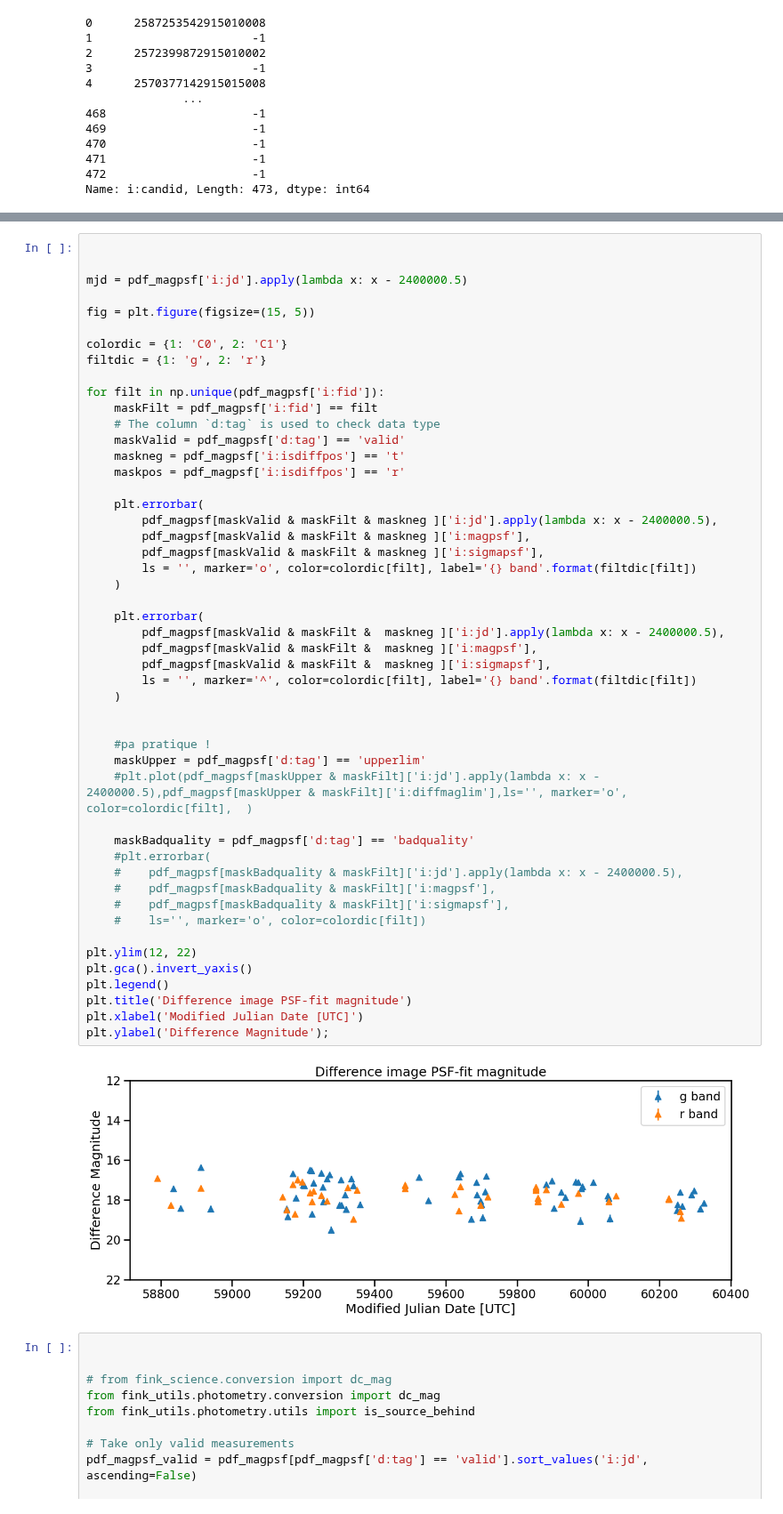
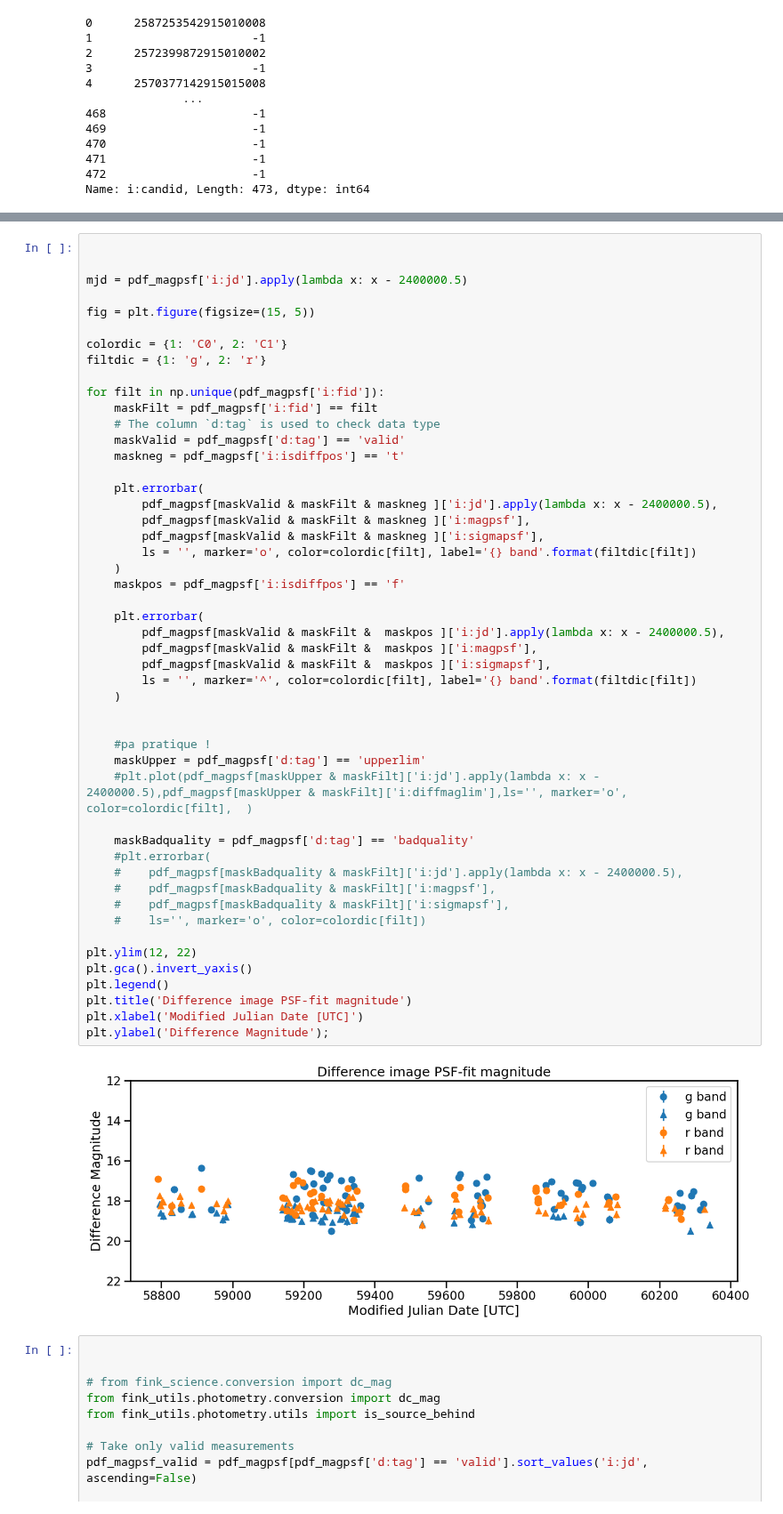
Before and after one commit to ManuGangler/FAnomAlly, a Jupyter notebook: notebook/first.ipynb, the cells around one changed output, grey strips where cells are left out. Shown at 89% size. Drawn from its saved outputs; the diff is of its cells as text.

```diff
--- a/notebook/Untitled.ipynb
+++ b/notebook/first.ipynb
@@ -176,42 +176,42 @@ for filt in np.unique(pdf_magpsf['i:fid']):
     # The column `d:tag` is used to check data type
     maskValid = pdf_magpsf['d:tag'] == 'valid'
     maskneg = pdf_magpsf['i:isdiffpos'] == 't'
-    maskpos = pdf_magpsf['i:isdiffpos'] == 'r'
 
     plt.errorbar(
         pdf_magpsf[maskValid & maskFilt & maskneg ]['i:jd'].apply(lambda x: x - 2400000.5),
         pdf_magpsf[maskValid & maskFilt & maskneg ]['i:magpsf'],
         pdf_magpsf[maskValid & maskFilt & maskneg ]['i:sigmapsf'],
         ls = '', marker='o', color=colordic[filt], label='{} band'.format(filtdic[filt])
     )
+    maskpos = pdf_magpsf['i:isdiffpos'] == 'f'
 
     plt.errorbar(
-        pdf_magpsf[maskValid & maskFilt &  maskneg ]['i:jd'].apply(lambda x: x - 2400000.5),
-        pdf_magpsf[maskValid & maskFilt &  maskneg ]['i:magpsf'],
-        pdf_magpsf[maskValid & maskFilt &  maskneg ]['i:sigmapsf'],
+        pdf_magpsf[maskValid & maskFilt &  maskpos ]['i:jd'].apply(lambda x: x - 2400000.5),
+        pdf_magpsf[maskValid & maskFilt &  maskpos ]['i:magpsf'],
+        pdf_magpsf[maskValid & maskFilt &  maskpos ]['i:sigmapsf'],
         ls = '', marker='^', color=colordic[filt], label='{} band'.format(filtdic[filt])
     )
 
 
     #pa pratique !
     maskUpper = pdf_magpsf['d:tag'] == 'upperlim'
     #plt.plot(pdf_magpsf[maskUpper & maskFilt]['i:jd'].apply(lambda x: x - 2400000.5),pdf_magpsf[maskUpper & maskFilt]['i:diffmaglim'],ls='', marker='o', color=colordic[filt],  )
 
     maskBadquality = pdf_magpsf['d:tag'] == 'badquality'
     #plt.errorbar(
     #    pdf_magpsf[maskBadquality & maskFilt]['i:jd'].apply(lambda x: x - 2400000.5),
     #    pdf_magpsf[maskBadquality & maskFilt]['i:magpsf'],
     #    pdf_magpsf[maskBadquality & maskFilt]['i:sigmapsf'],
     #    ls='', marker='o', color=colordic[filt])
 
 plt.ylim(12, 22)
 plt.gca().invert_yaxis()
 plt.legend()
 plt.title('Difference image PSF-fit magnitude')
 plt.xlabel('Modified Julian Date [UTC]')
 plt.ylabel('Difference Magnitude');
 # %% [output]
-[figure, old version]
+[figure, new version]
 # %%
 
 
```
Also changed, not shown: parts of 4 cells of this notebook.
